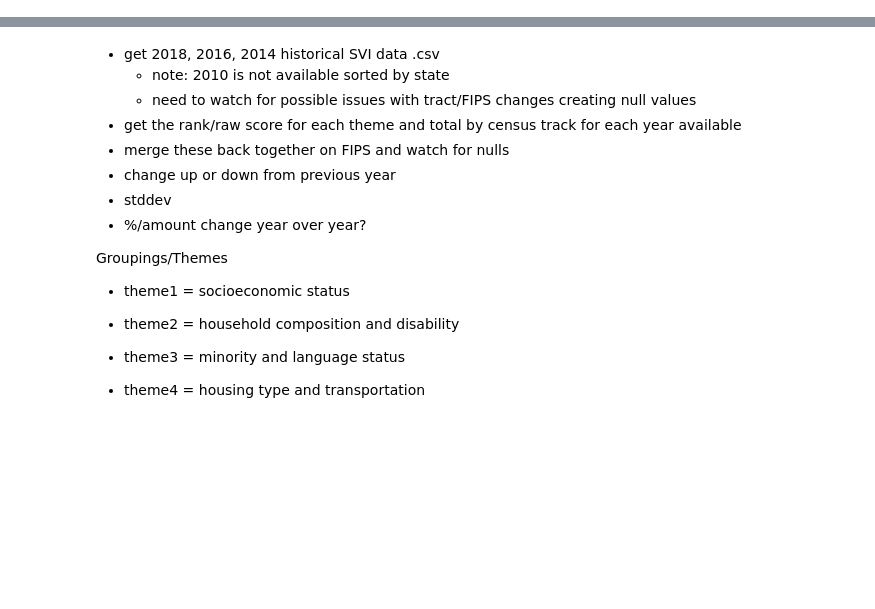
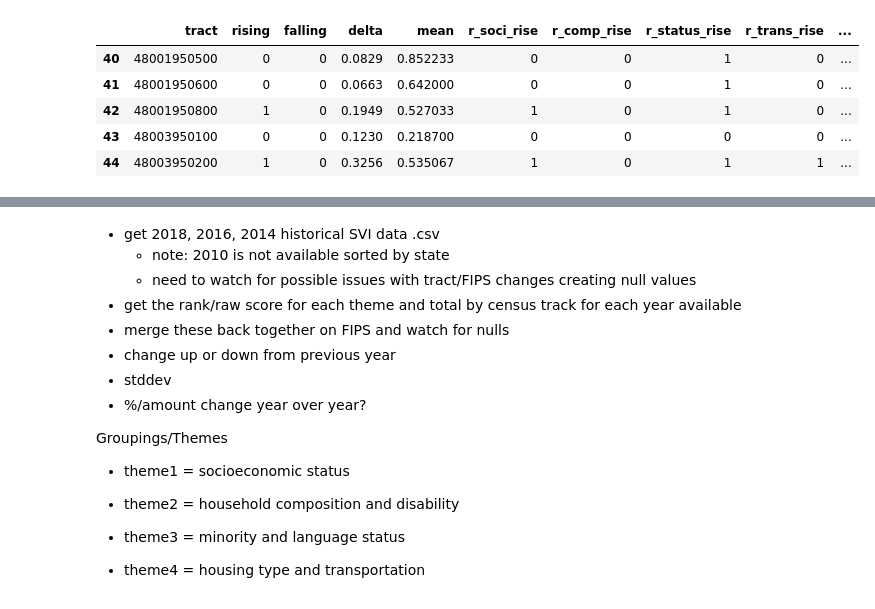
Before and after one commit to SVI-Capstone/svi_capstone, a Jupyter notebook: ryvyn.ipynb, the cells around one changed output, grey strips where cells are left out. Cells and saved outputs as stored; diff of their text form; code cells hidden in the pictures; blank space fills up the shorter version.

```diff
--- a/ryvyn.ipynb
+++ b/ryvyn.ipynb
@@ -26,0 +64,2 @@ AttributeError: 'DataFrame' object has no attribute 'raw_2014'
+# %%
+svi['r_comp_fall'] = np.where(((svi.r_comp_total2016 < svi.r_comp_total2014) & (svi.r_comp_total2018 < svi.r_comp_total2016)), 1, 0)
@@ -26,0 +84,9 @@ AttributeError: 'DataFrame' object has no attribute 'raw_2014'
+# %%
+svi_features.head()
+# %% [output]
+|  | tract | rising | falling | delta | mean | r_soci_rise | r_comp_rise | r_status_rise | r_trans_rise | ... |
+| 40 | 48001950500 | 0 | 0 | 0.0829 | 0.852233 | 0 | 0 | 1 | 0 | ... |
+| 41 | 48001950600 | 0 | 0 | 0.0663 | 0.642000 | 0 | 0 | 1 | 0 | ... |
+| 42 | 48001950800 | 1 | 0 | 0.1949 | 0.527033 | 1 | 0 | 1 | 0 | ... |
+| 43 | 48003950100 | 0 | 0 | 0.1230 | 0.218700 | 0 | 0 | 0 | 0 | ... |
+| 44 | 48003950200 | 1 | 0 | 0.3256 | 0.535067 | 1 | 0 | 1 | 1 | ... |
```
Also changed, not shown: parts of 31 cells of this notebook.
